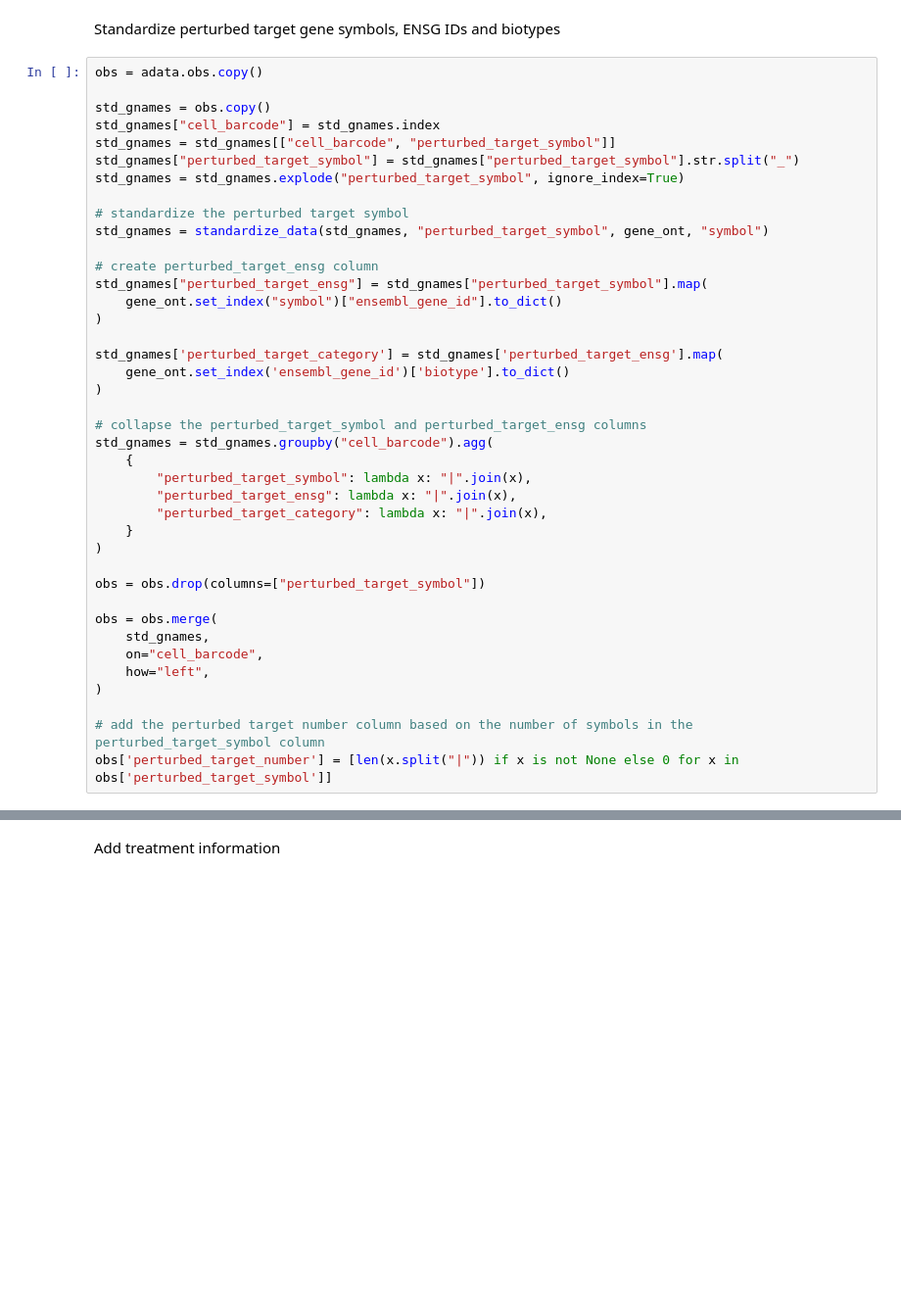
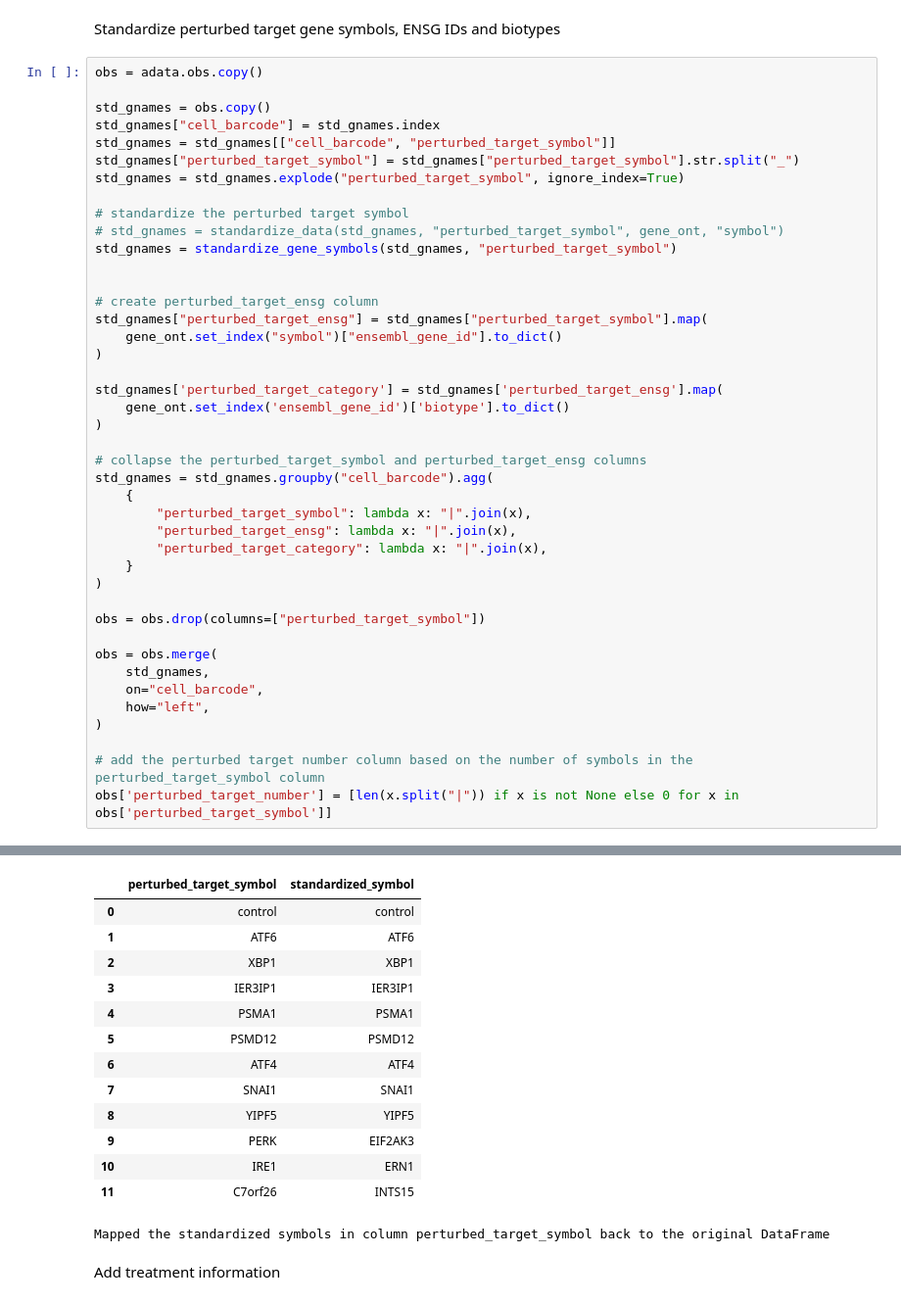
Before and after one commit to EMBL-EBI-ABC/PerturbationCatalogue, a Jupyter notebook: data_exploration/Perturbseq/curation_notebooks/adamson_2016_upr_epistasis.ipynb, the cells around one changed output, grey strips where cells are left out. Shown at 98% size. Drawn from its saved outputs; the diff is of its cells as text; blank space fills up the shorter version.

```diff
--- a/data_exploration/Perturbseq/curation_notebooks/adamson_2016_upr_epistasis.ipynb
+++ b/data_exploration/Perturbseq/curation_notebooks/adamson_2016_upr_epistasis.ipynb
@@ -156,7 +145,9 @@ std_gnames["perturbed_target_symbol"] = std_gnames["perturbed_target_symbol"].st
 std_gnames = std_gnames.explode("perturbed_target_symbol", ignore_index=True)
 
 # standardize the perturbed target symbol
-std_gnames = standardize_data(std_gnames, "perturbed_target_symbol", gene_ont, "symbol")
+# std_gnames = standardize_data(std_gnames, "perturbed_target_symbol", gene_ont, "symbol")
+std_gnames = standardize_gene_symbols(std_gnames, "perturbed_target_symbol")
+
 
 # create perturbed_target_ensg column
 std_gnames["perturbed_target_ensg"] = std_gnames["perturbed_target_symbol"].map(
@@ -192,3 +193,17 @@ Number of synonym matches: 12946
+|  | perturbed_target_symbol | standardized_symbol |
+| 0 | control | control |
+| 1 | ATF6 | ATF6 |
+| 2 | XBP1 | XBP1 |
+| 3 | IER3IP1 | IER3IP1 |
+| 4 | PSMA1 | PSMA1 |
+| 5 | PSMD12 | PSMD12 |
+| 6 | ATF4 | ATF4 |
+| 7 | SNAI1 | SNAI1 |
+| 8 | YIPF5 | YIPF5 |
+| 9 | PERK | EIF2AK3 |
+| 10 | IRE1 | ERN1 |
+| 11 | C7orf26 | INTS15 |
+Mapped the standardized symbols in column perturbed_target_symbol back to the original DataFrame
 # %% [markdown]
 Add treatment information
 # %%
```
Also changed, not shown: parts of 12 cells of this notebook, 4 other files.
